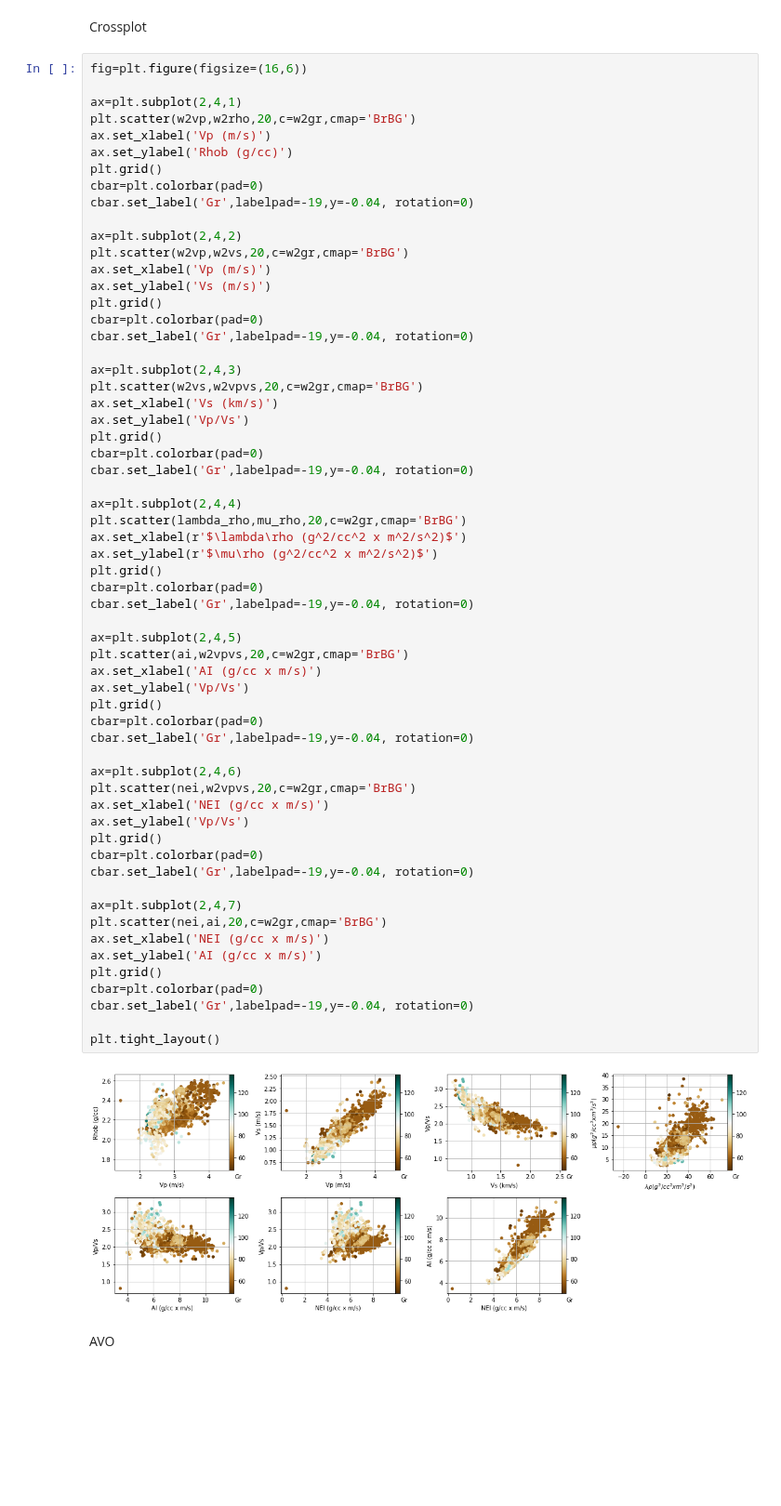
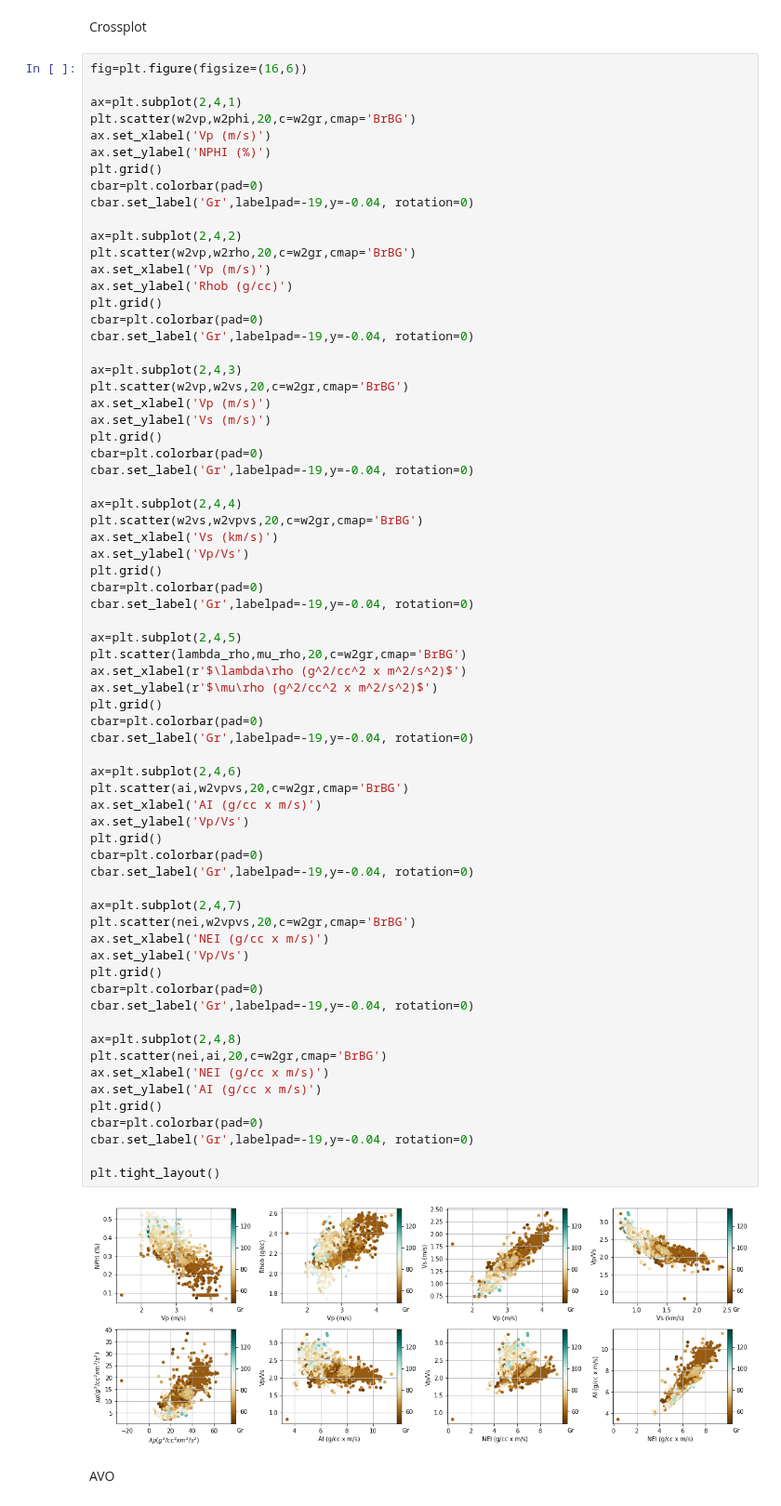
Before and after one commit to ffigura/avo, a Jupyter notebook: 2_real_well_avseth/1_well_2_avseth.ipynb, the cells around one changed output. Shown at 93% size. Saved outputs shown, nothing was run; the diff lists cells and outputs as text; blank space fills up the shorter version.

```diff
--- a/2_real_well_avseth/1_well_2_avseth.ipynb
+++ b/2_real_well_avseth/1_well_2_avseth.ipynb
@@ -107,6 +107,14 @@ Crossplot
 fig=plt.figure(figsize=(16,6))
 
 ax=plt.subplot(2,4,1)
+plt.scatter(w2vp,w2phi,20,c=w2gr,cmap='BrBG')
+ax.set_xlabel('Vp (m/s)')
+ax.set_ylabel('NPHI (%)')
+plt.grid()
+cbar=plt.colorbar(pad=0)
+cbar.set_label('Gr',labelpad=-19,y=-0.04, rotation=0)
+
+ax=plt.subplot(2,4,2)
 plt.scatter(w2vp,w2rho,20,c=w2gr,cmap='BrBG')
 ax.set_xlabel('Vp (m/s)')
 ax.set_ylabel('Rhob (g/cc)')
@@ -114,7 +122,7 @@ plt.grid()
 cbar=plt.colorbar(pad=0)
 cbar.set_label('Gr',labelpad=-19,y=-0.04, rotation=0)
 
-ax=plt.subplot(2,4,2)
+ax=plt.subplot(2,4,3)
 plt.scatter(w2vp,w2vs,20,c=w2gr,cmap='BrBG')
 ax.set_xlabel('Vp (m/s)')
 ax.set_ylabel('Vs (m/s)')
@@ -122,7 +130,7 @@ plt.grid()
 cbar=plt.colorbar(pad=0)
 cbar.set_label('Gr',labelpad=-19,y=-0.04, rotation=0)
 
-ax=plt.subplot(2,4,3)
+ax=plt.subplot(2,4,4)
 plt.scatter(w2vs,w2vpvs,20,c=w2gr,cmap='BrBG')
 ax.set_xlabel('Vs (km/s)')
 ax.set_ylabel('Vp/Vs')
@@ -130,41 +138,41 @@ plt.grid()
 cbar=plt.colorbar(pad=0)
 cbar.set_label('Gr',labelpad=-19,y=-0.04, rotation=0)
 
-ax=plt.subplot(2,4,4)
+ax=plt.subplot(2,4,5)
 plt.scatter(lambda_rho,mu_rho,20,c=w2gr,cmap='BrBG')
 ax.set_xlabel(r'$\lambda\rho (g^2/cc^2 x m^2/s^2)$')
 ax.set_ylabel(r'$\mu\rho (g^2/cc^2 x m^2/s^2)$')
 plt.grid()
 cbar=plt.colorbar(pad=0)
 cbar.set_label('Gr',labelpad=-19,y=-0.04, rotation=0)
 
-ax=plt.subplot(2,4,5)
+ax=plt.subplot(2,4,6)
 plt.scatter(ai,w2vpvs,20,c=w2gr,cmap='BrBG')
 ax.set_xlabel('AI (g/cc x m/s)')
 ax.set_ylabel('Vp/Vs')
 plt.grid()
 cbar=plt.colorbar(pad=0)
 cbar.set_label('Gr',labelpad=-19,y=-0.04, rotation=0)
 
-ax=plt.subplot(2,4,6)
+ax=plt.subplot(2,4,7)
 plt.scatter(nei,w2vpvs,20,c=w2gr,cmap='BrBG')
 ax.set_xlabel('NEI (g/cc x m/s)')
 ax.set_ylabel('Vp/Vs')
 plt.grid()
 cbar=plt.colorbar(pad=0)
 cbar.set_label('Gr',labelpad=-19,y=-0.04, rotation=0)
 
-ax=plt.subplot(2,4,7)
+ax=plt.subplot(2,4,8)
 plt.scatter(nei,ai,20,c=w2gr,cmap='BrBG')
 ax.set_xlabel('NEI (g/cc x m/s)')
 ax.set_ylabel('AI (g/cc x m/s)')
 plt.grid()
 cbar=plt.colorbar(pad=0)
 cbar.set_label('Gr',labelpad=-19,y=-0.04, rotation=0)
 
 plt.tight_layout()
 # %% [output]
-[figure, old version]
+[figure, new version]
 # %% [markdown]
 AVO
 # %%
```
Also changed, not shown: parts of 1 cell of this notebook.
